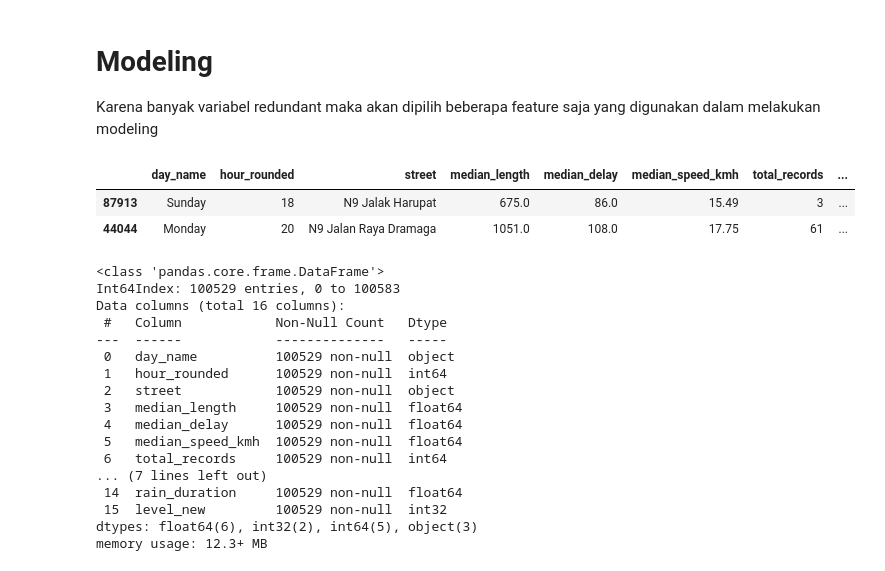
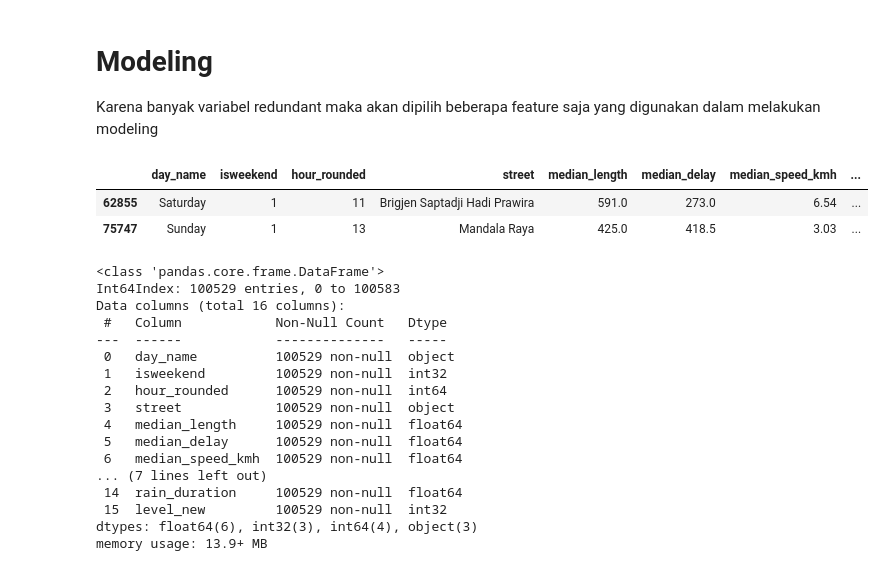
Before and after one commit to ihsannurfaqih/dsls_ds, a Jupyter notebook: notebook/EDA & Modeling iter0.ipynb, the cells around one changed output. Drawn from its saved outputs; the diff is of its cells as text; code cells hidden in the pictures.

Commit message:
modeling iter 1

```diff
--- a/notebook/EDA & Modeling iter0.ipynb
+++ b/notebook/EDA & Modeling iter0.ipynb
@@ -383,13 +384,13 @@ plt.show()
 
 Karena banyak variabel redundant maka akan dipilih beberapa feature saja yang digunakan dalam melakukan modeling
 # %%
-df_model = df_final[['day_name','hour_rounded','street', 'median_length', 'median_delay',
-                     'median_speed_kmh', 'total_records','pub_holiday','weather',
+df_model = df_final[['day_name','isweekend','hour_rounded','street', 'median_length', 'median_delay',
+                     'median_speed_kmh','pub_holiday','weather',
                      'temp','humidity','wind_speed','wind_degree','clouds_degree', 'rain_duration',
                      'level_new']].copy()
 
 df_model.sample(2)
 # %% [output]
-|  | day_name | hour_rounded | street | median_length | median_delay | median_speed_kmh | total_records | ... |
-| 87913 | Sunday | 18 | N9 Jalak Harupat | 675.0 | 86.0 | 15.49 | 3 | ... |
-| 44044 | Monday | 20 | N9 Jalan Raya Dramaga | 1051.0 | 108.0 | 17.75 | 61 | ... |
+|  | day_name | isweekend | hour_rounded | street | median_length | median_delay | median_speed_kmh | ... |
+| 62855 | Saturday | 1 | 11 | Brigjen Saptadji Hadi Prawira | 591.0 | 273.0 | 6.54 | ... |
+| 75747 | Sunday | 1 | 13 | Mandala Raya | 425.0 | 418.5 | 3.03 | ... |
@@ -402,17 +406,17 @@ Data columns (total 16 columns):
  #   Column            Non-Null Count   Dtype
 ---  ------            --------------   -----
  0   day_name          100529 non-null  object
- 1   hour_rounded      100529 non-null  int64
- 2   street            100529 non-null  object
- 3   median_length     100529 non-null  float64
- 4   median_delay      100529 non-null  float64
- 5   median_speed_kmh  100529 non-null  float64
- 6   total_records     100529 non-null  int64
+ 1   isweekend         100529 non-null  int32
+ 2   hour_rounded      100529 non-null  int64
+ 3   street            100529 non-null  object
+ 4   median_length     100529 non-null  float64
+ 5   median_delay      100529 non-null  float64
+ 6   median_speed_kmh  100529 non-null  float64
 ... (7 lines left out)
  14  rain_duration     100529 non-null  float64
  15  level_new         100529 non-null  int32
-dtypes: float64(6), int32(2), int64(5), object(3)
-memory usage: 12.3+ MB
+dtypes: float64(6), int32(3), int64(4), object(3)
+memory usage: 13.9+ MB
 # %%
 ## change categoric data type
 
```
Also changed, not shown: parts of 52 cells of this notebook, 1 other file.
